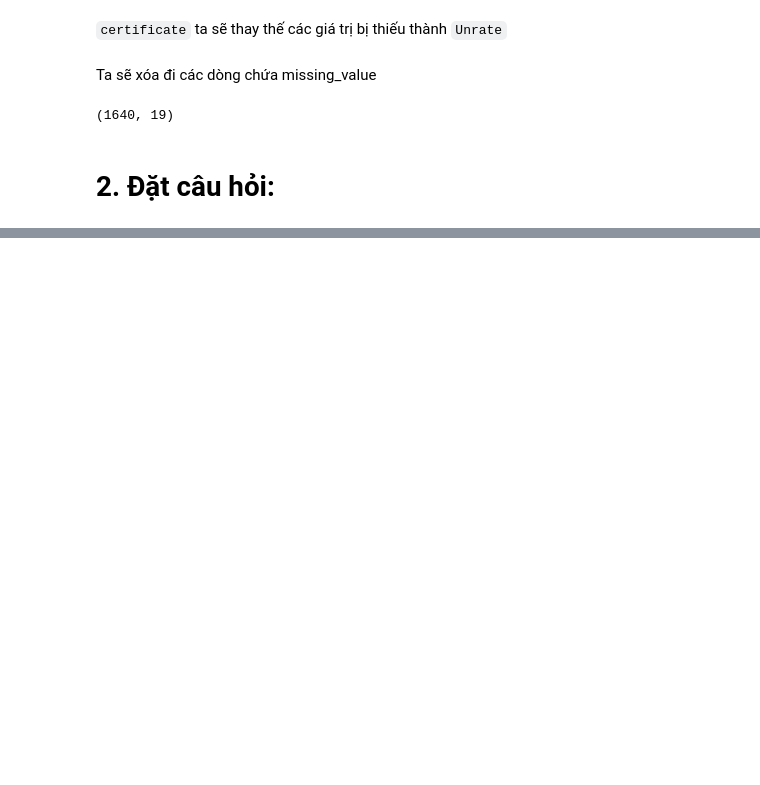
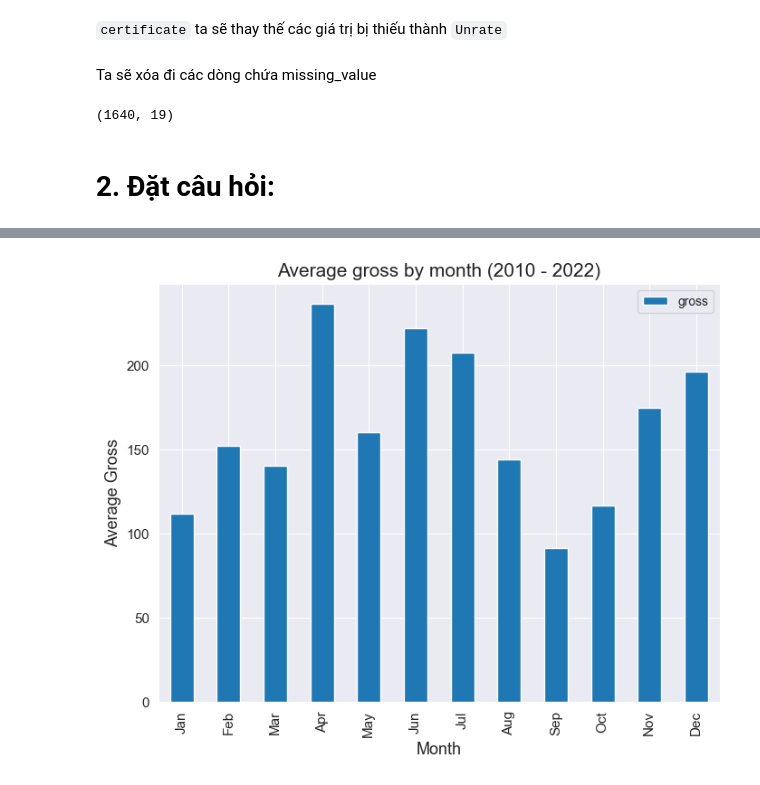
Before and after one commit to Eakan-Git/Introduction-to-Data-Science, a Jupyter notebook: data_explorations.ipynb, the cells around one changed output, grey strips where cells are left out. Saved outputs shown, nothing was run; the diff lists cells and outputs as text; code cells hidden in the pictures; blank space fills up the shorter version.

```diff
--- a/data_explorations.ipynb
+++ b/data_explorations.ipynb
@@ -355,0 +406,16 @@ df.shape
+# %%
+month_release = pd.DataFrame(month_release)
+month_release.rename(columns = {'release_date':'release_month'},inplace=True)
+month_release['gross'] = df['gross']
+
+mean_gross  = month_release.groupby('release_month').mean()
+mean_gross['month'] = months
+
+mean_gross.plot(x='month',kind='bar',figsize = (8,6),fontsize=11)
+
+plt.title('Average gross by month (2010 - 2022)',fontsize = 15)
+plt.xlabel('Month',fontsize = 13)
+plt.ylabel('Average Gross',fontsize = 13)
+sns.set_style("darkgrid")
+# %% [output]
+[figure, added]
```
Also changed, not shown: parts of 37 cells of this notebook.
